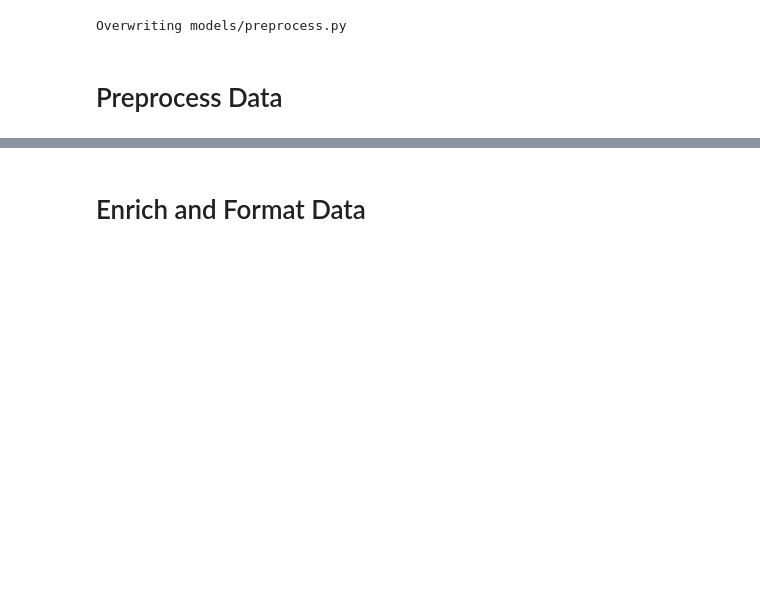
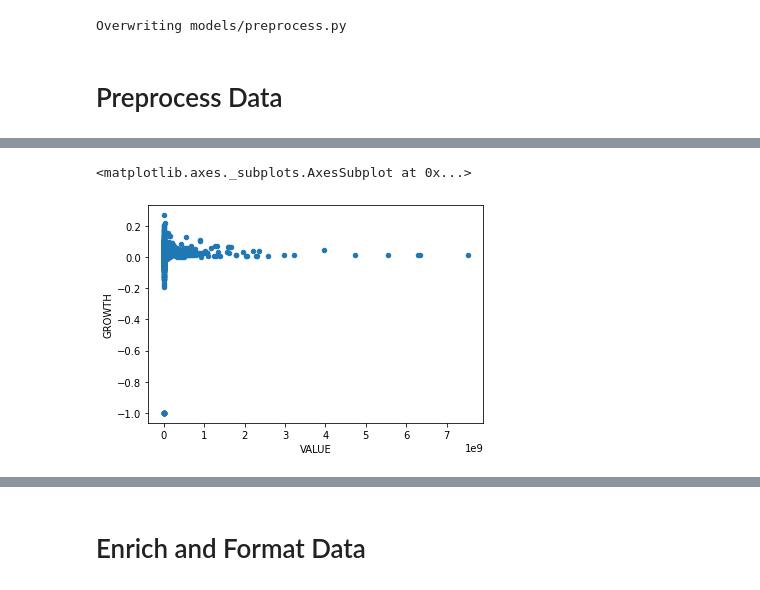
Before and after one commit to JoshZastrow/covid-19, a Jupyter notebook: main.ipynb, the cells around one changed output, grey strips where cells are left out. Saved outputs shown, nothing was run; the diff lists cells and outputs as text; code cells hidden in the pictures; blank space fills up the shorter version.

```diff
--- a/main.ipynb
+++ b/main.ipynb
@@ -222,0 +278,5 @@ data[data.COUNTRY_NAME == "US"]
+# %%
+data.plot.scatter("VALUE", "GROWTH")
+# %% [output]
+<matplotlib.axes._subplots.AxesSubplot at 0x...>
+[figure, added]
```
Also changed, not shown: parts of 15 cells of this notebook, 1 other file.
